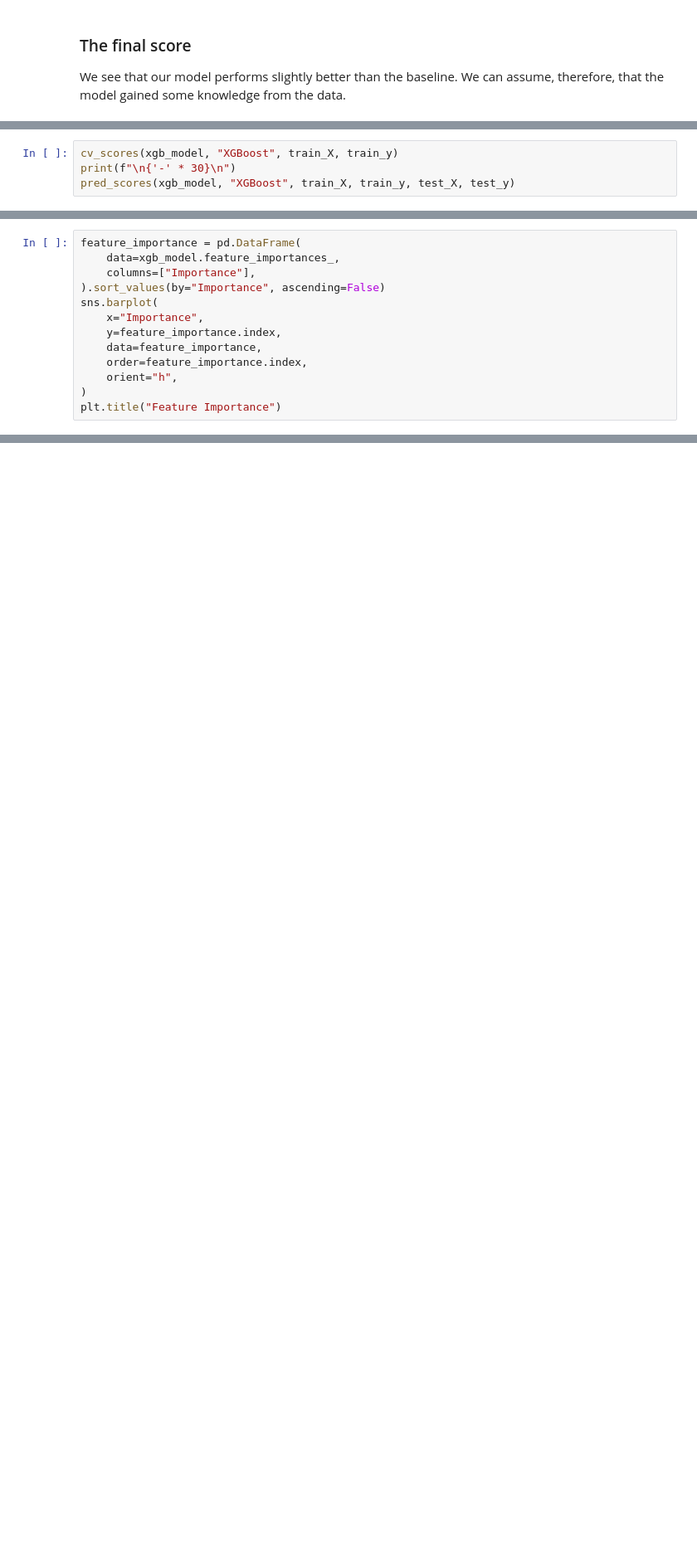
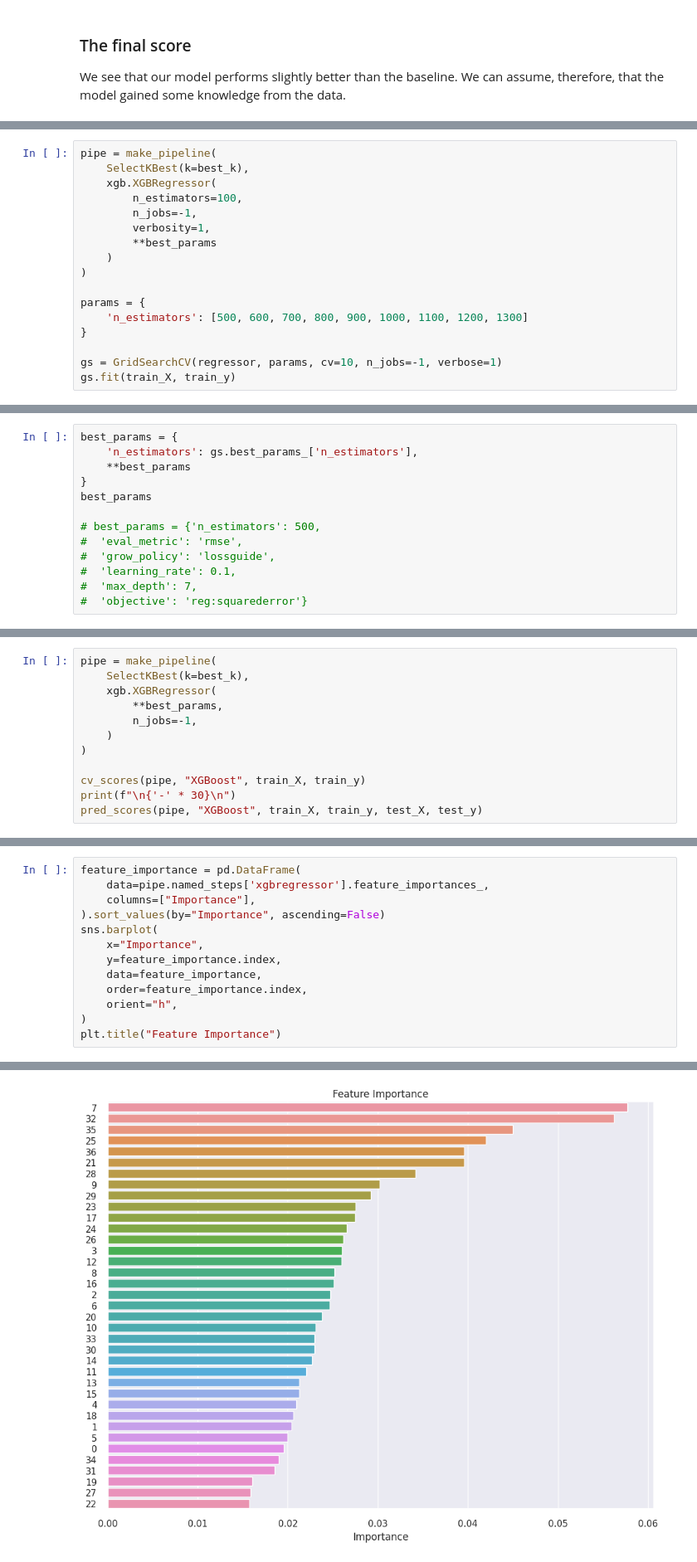
Before and after one commit to MergunFrimen/ml, a Jupyter notebook: FINAL.ipynb, the cells around one changed output, grey strips where cells are left out. Shown at 83% size. Drawn from its saved outputs; the diff is of its cells as text; blank space fills up the shorter version.

```diff
--- a/FINAL.ipynb
+++ b/FINAL.ipynb
@@ -1044,0 +1078,17 @@ Error:
+# %%
+pipe = make_pipeline(
+    SelectKBest(k=best_k),
+    xgb.XGBRegressor(
+        n_estimators=100,
+        n_jobs=-1,
+        verbosity=1,
+        **best_params
+    )
+)
+
+params = {
+    'n_estimators': [500, 600, 700, 800, 900, 1000, 1100, 1200, 1300]
+}
+
+gs = GridSearchCV(regressor, params, cv=10, n_jobs=-1, verbose=1)
+gs.fit(train_X, train_y)
@@ -1044,0 +1114,13 @@ Error:
+# %%
+best_params = {
+    'n_estimators': gs.best_params_['n_estimators'],
+    **best_params
+}
+best_params
+
+# best_params = {'n_estimators': 500,
+#  'eval_metric': 'rmse',
+#  'grow_policy': 'lossguide',
+#  'learning_rate': 0.1,
+#  'max_depth': 7,
+#  'objective': 'reg:squarederror'}
@@ -1045,5 +1134,13 @@ Error:
 # %%
-cv_scores(xgb_model, "XGBoost", train_X, train_y)
+pipe = make_pipeline(
+    SelectKBest(k=best_k),
+    xgb.XGBRegressor(
+        **best_params,
+        n_jobs=-1,
+    )
+)
+
+cv_scores(pipe, "XGBoost", train_X, train_y)
 print(f"\n{'-' * 30}\n")
-pred_scores(xgb_model, "XGBoost", train_X, train_y, test_X, test_y)
+pred_scores(pipe, "XGBoost", train_X, train_y, test_X, test_y)
 # %% [output]
@@ -1051,6 +1164,6 @@ Error:
 # %%
 feature_importance = pd.DataFrame(
-    data=xgb_model.feature_importances_,
+    data=pipe.named_steps['xgbregressor'].feature_importances_,
     columns=["Importance"],
 ).sort_values(by="Importance", ascending=False)
 sns.barplot(
@@ -1066,3 +1179,4 @@ Error:
+[figure, added]
 # %% [markdown]
 <a style='text-decoration:none;line-height:16px;display:flex;color:#5B5B62;padding:10px;justify-content:end;' href='https://deepnote.com?utm_source=created-in-deepnote-cell&projectId=41b0ca86-4ed9-4cb0-84a3-6c23999c48b4' target="_blank">
 <img alt='Created in deepnote.com' style='display:inline;max-height:16px;margin:0px;margin-right:7.5px;' src='embedded-picture-1' > </img>
```
Also changed, not shown: parts of 44 cells of this notebook.
